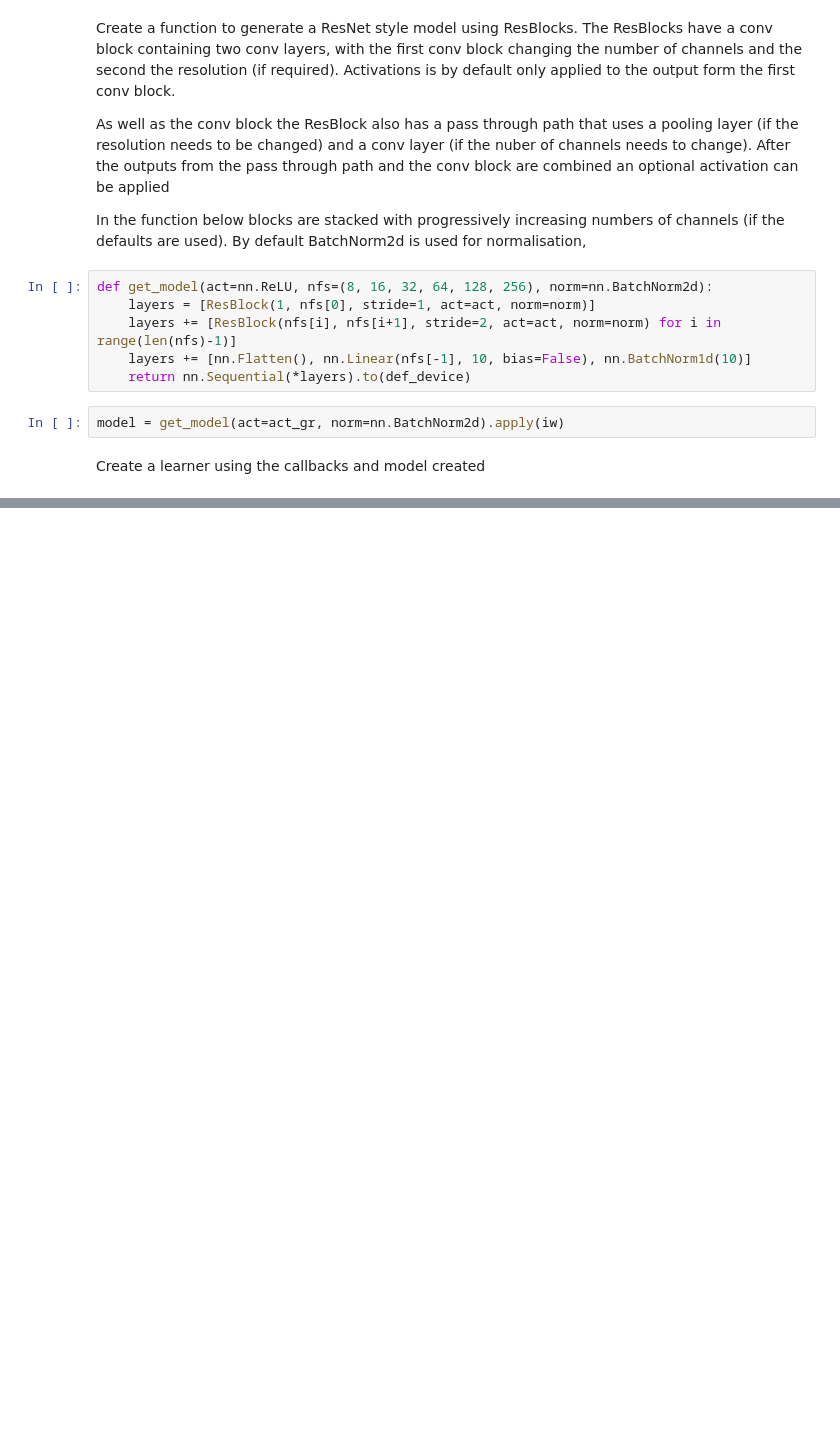
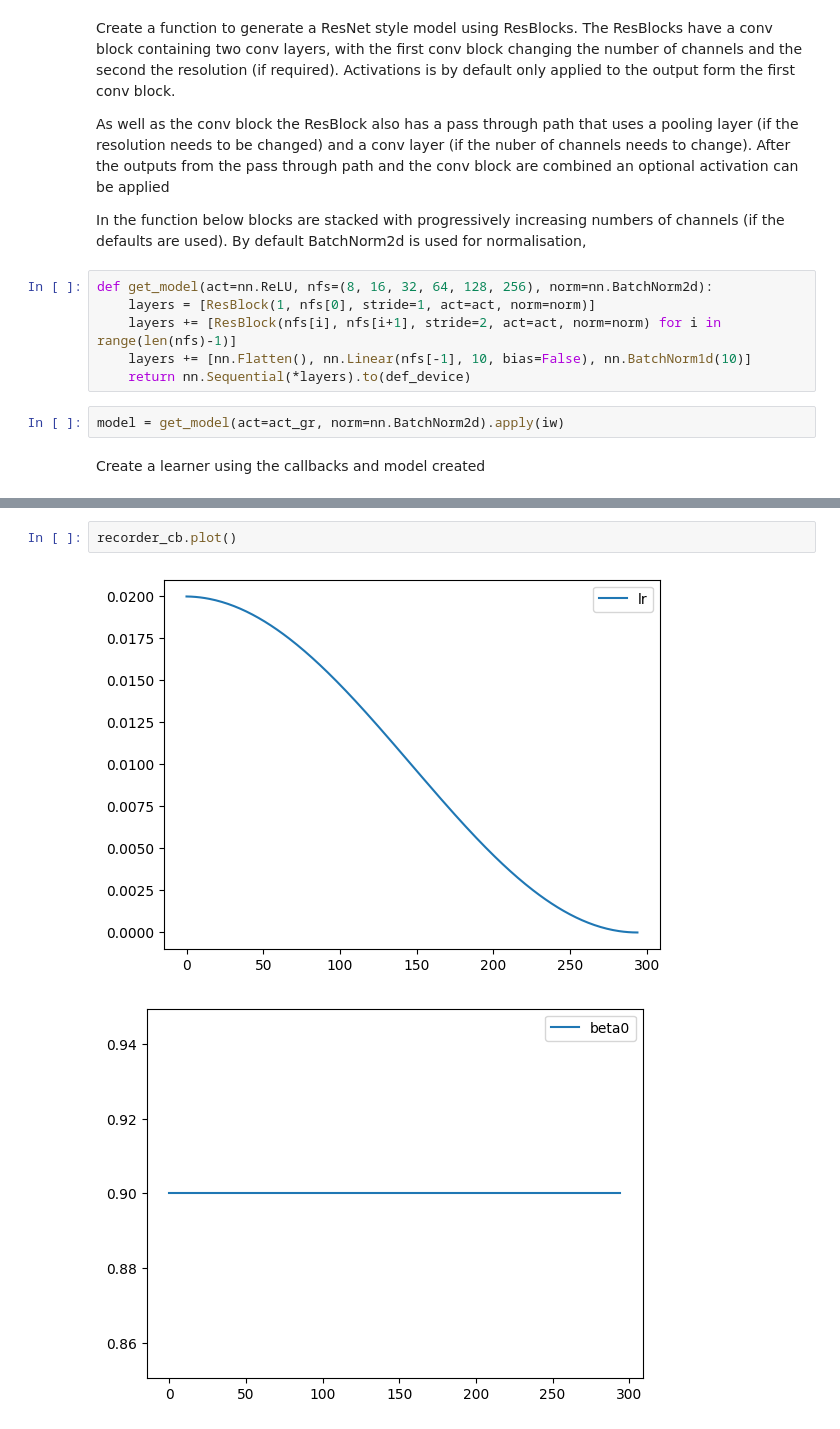
Before and after one commit to fromLittleAcorns/miniai, a Jupyter notebook: nbs/13_tutorial_image_classification.ipynb, the cells around one changed output, grey strips where cells are left out. Cells and saved outputs as stored; diff of their text form; blank space fills up the shorter version.

```diff
--- a/nbs/13_tutorial_image_classification.ipynb
+++ b/nbs/13_tutorial_image_classification.ipynb
@@ -121,0 +242,5 @@ learn.summary()
+# %%
+recorder_cb.plot()
+# %% [output]
+[figure, added]
+[figure, added]
```
Also changed, not shown: parts of 29 cells of this notebook, 3 other files.
